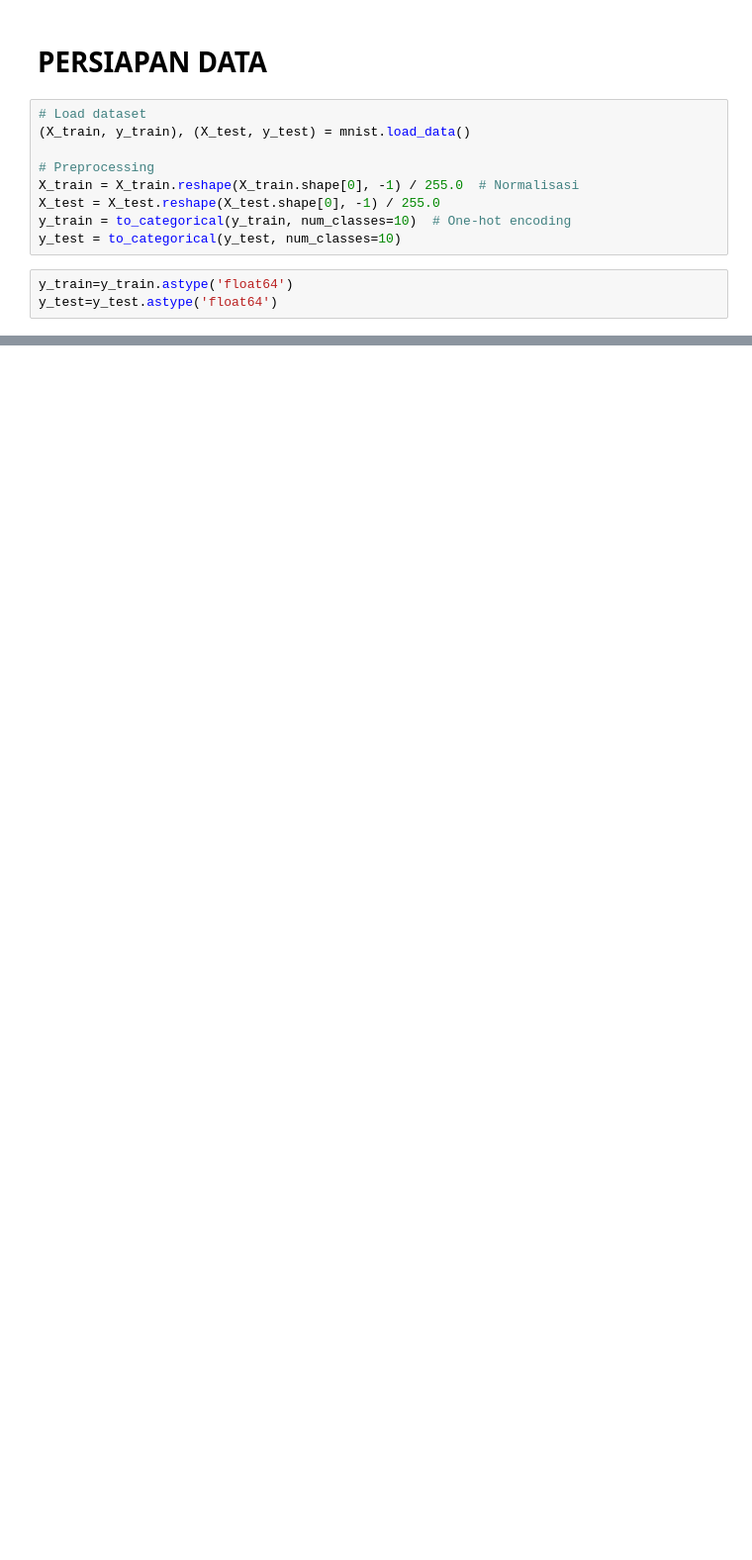
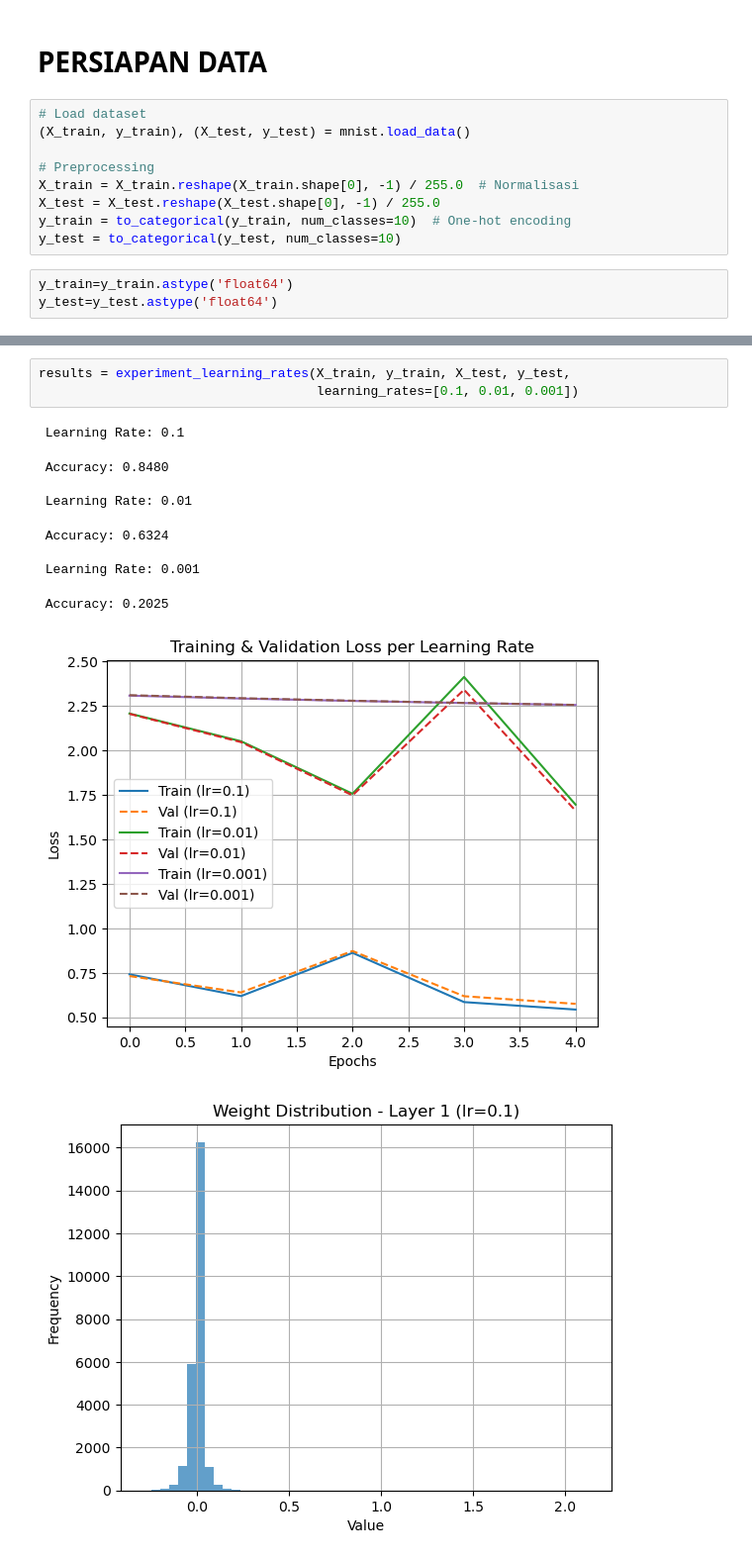
Before and after one commit to KonstanAftop/TUBES-1-ML, a Jupyter notebook: src/Testing_Notebook.ipynb, the cells around one changed output, grey strips where cells are left out. Shown at 99% size. Drawn from its saved outputs; the diff is of its cells as text; blank space fills up the shorter version.

```diff
--- a/src/Testing_Notebook.ipynb
+++ b/src/Testing_Notebook.ipynb
@@ -39,0 +238,14 @@ array([0, 3, 0, ..., 8, 8, 8], dtype=int64)
+# %%
+results = experiment_learning_rates(X_train, y_train, X_test, y_test,
+                                    learning_rates=[0.1, 0.01, 0.001])
+# %% [output]
+ Learning Rate: 0.1
+ Accuracy: 0.8480
+
+ Learning Rate: 0.01
+ Accuracy: 0.6324
+
+ Learning Rate: 0.001
+ Accuracy: 0.2025
+[figure, added]
+[figure, added]
```
Also changed, not shown: parts of 19 cells of this notebook, 1 other file.
